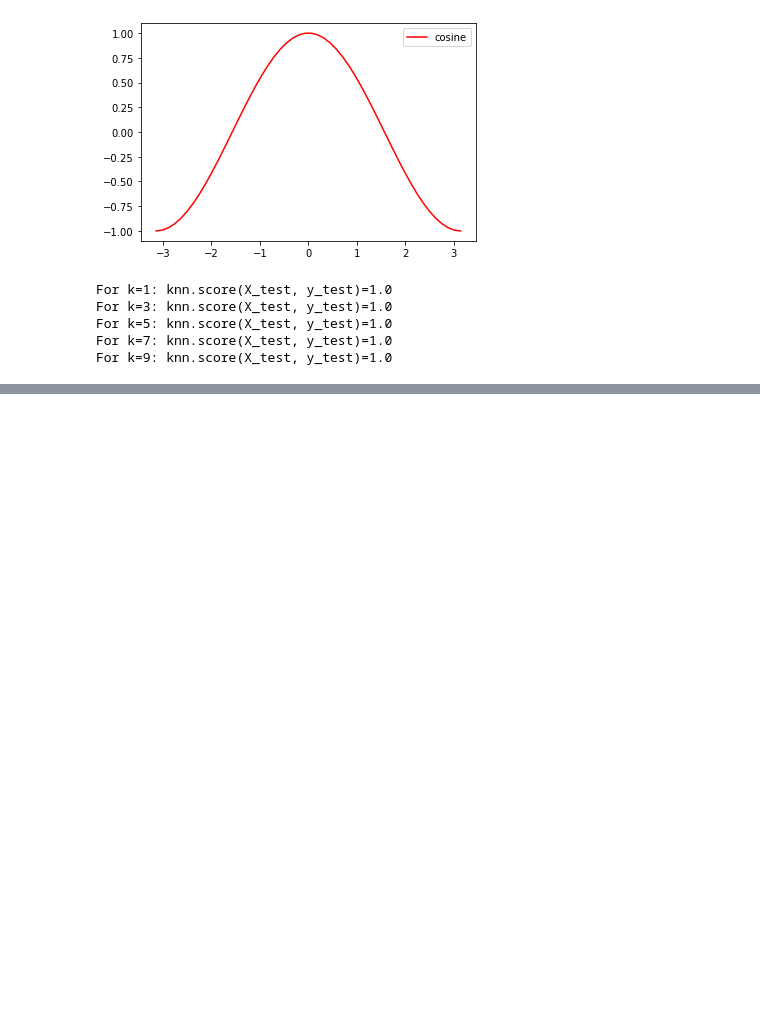
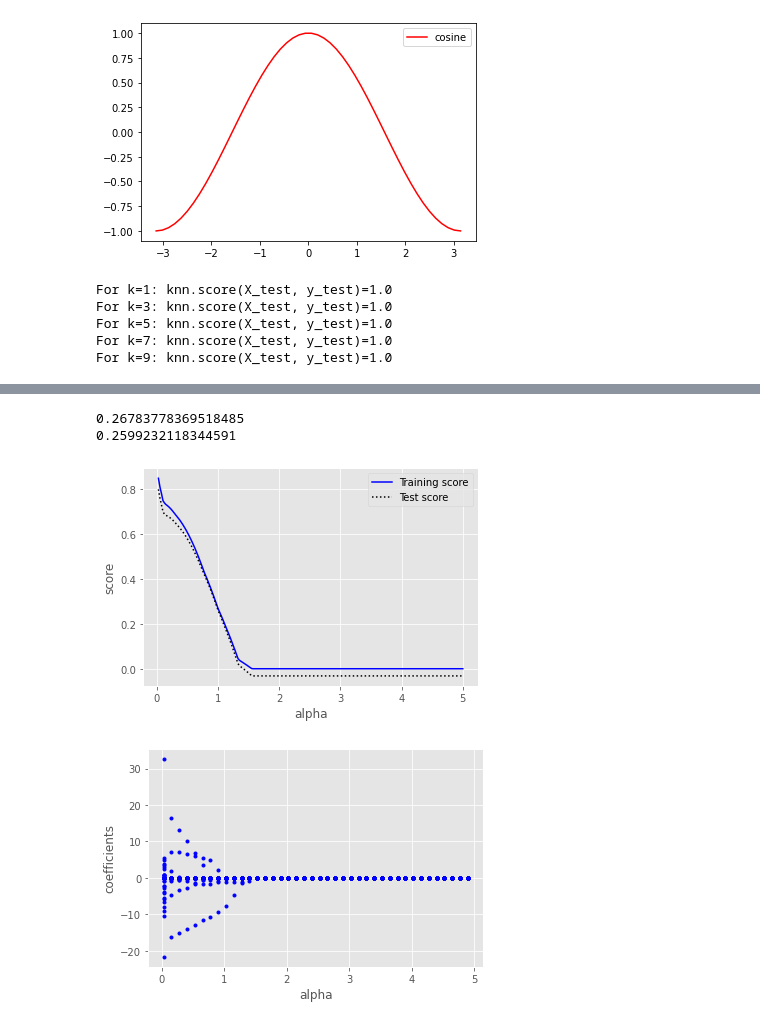
Before and after one commit to limweipin/mlpy_nov2021, a Jupyter notebook: day_2.ipynb, the cells around one changed output, grey strips where cells are left out. Saved outputs shown, nothing was run; the diff lists cells and outputs as text; code cells hidden in the pictures; blank space fills up the shorter version.

```diff
--- a/day_2.ipynb
+++ b/day_2.ipynb
@@ -40,0 +164,60 @@ KNeighborsClassifier?
+# %%
+# %load ml02_lasso.py
+import data.gen_data as gd
+from sklearn.model_selection import train_test_split as split
+
+X,y = gd.load_extended_boston()
+X_train, X_test, y_train, y_test = split(X,y, random_state=42)
+
+from sklearn.linear_model import Lasso
+lasso      = Lasso()
+lasso.fit(X_train, y_train)
+
+prediction = lasso.predict(X_test)
+print( lasso.score( X_train, y_train) ) # 0.267837783695
+print( lasso.score( X_test,  y_test ) ) # 0.259923211834
+# %% [output]
+0.26783778369518485
+0.2599232118344591
+# %%
+# %load ml02_lasso_alpha.py
+import numpy as np
+import data.gen_data as gd
+from sklearn.model_selection import train_test_split as split
+
+X,y = gd.load_extended_boston()
+X_train, X_test, y_train, y_test = split(X,y, random_state=42)
+
+from sklearn.linear_model import Lasso
+
+alphas      = np.linspace(0.025,5, 200)
+train_score = []
+test_score  = []
+coefs       = []
+
+for alpha in alphas:
+    lasso = Lasso(alpha=alpha).fit(X_train, y_train)
+    train_score.append( lasso.score( X_train, y_train) )
+    test_score.append ( lasso.score( X_test,  y_test ) )
+    coefs.append(lasso.coef_)
+
+import matplotlib.pyplot as pl
+pl.style.use('ggplot')
+pl.figure(1)
+pl.plot( alphas, train_score, 'b-')
+pl.plot( alphas, test_score,  'k:')
+pl.legend(['Training score', 'Test score'])
+pl.xlabel('alpha')
+pl.ylabel('score')
+pl.savefig('fig/02_lasso_alpha_1.png')
+
+pl.figure(2)
+for a,c in zip(alphas[::5], coefs[::5]):
+    pl.plot(a*np.ones_like(c), c, 'b.')
+pl.xlabel('alpha')
+pl.ylabel('coefficients')
+pl.savefig('fig/02_lasso_alpha_2.png')
+pl.show()
+# %% [output]
+[figure, added]
+[figure, added]
```
Also changed, not shown: parts of 13 cells of this notebook.
